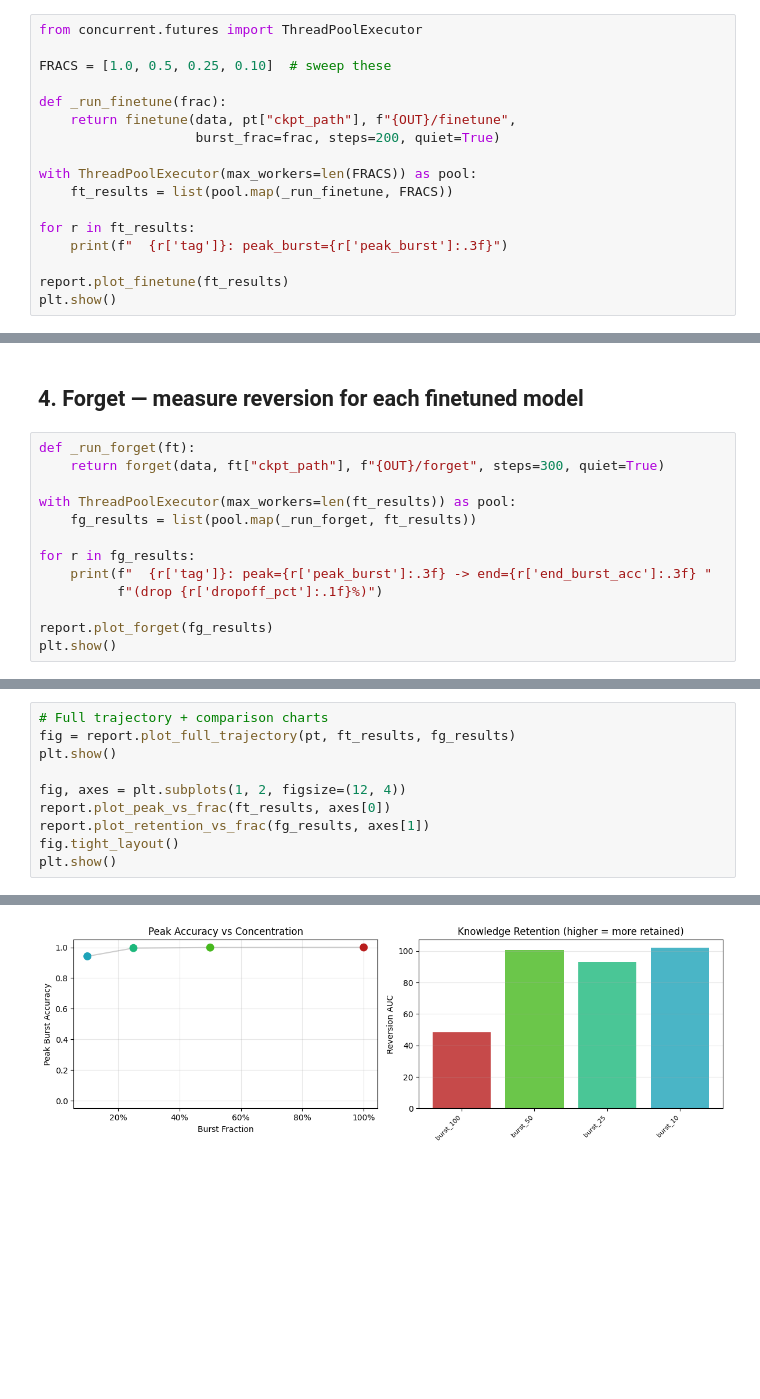
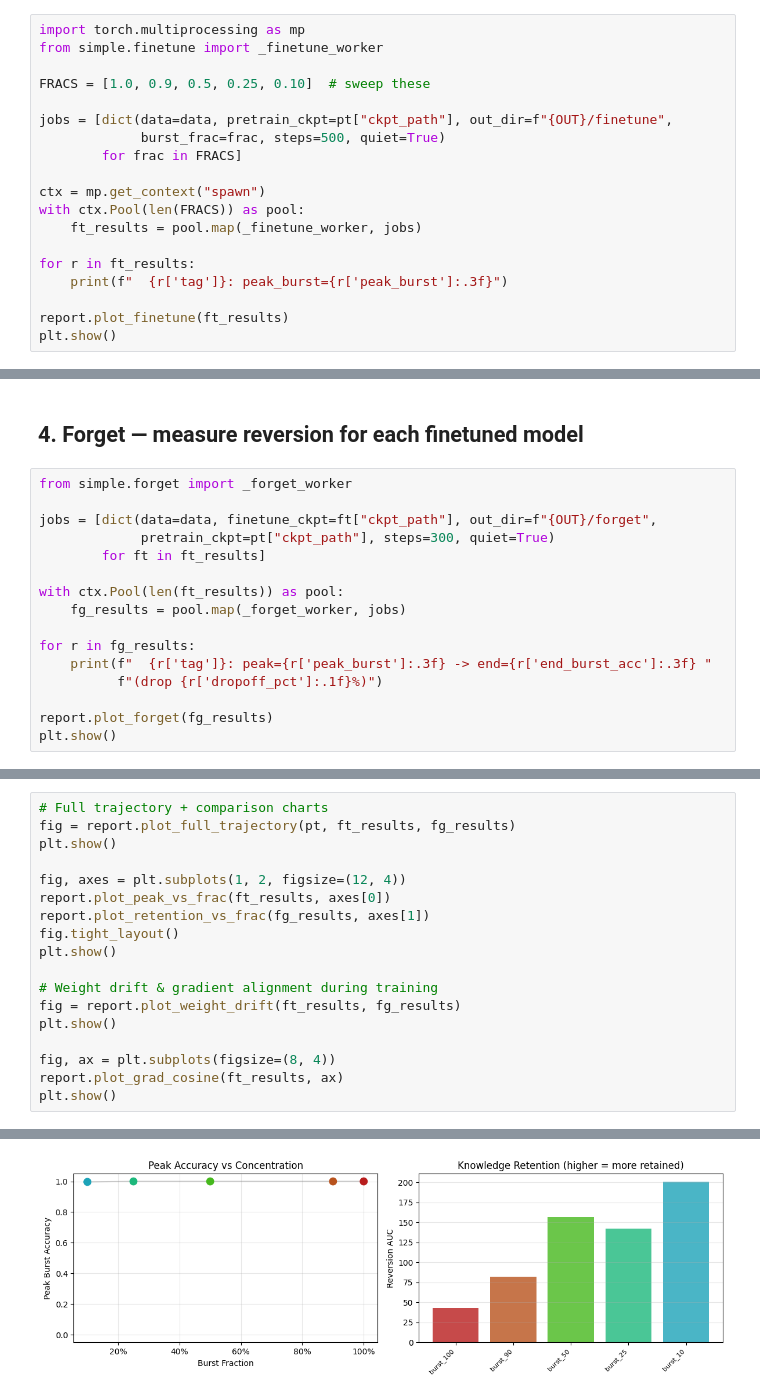
Before and after one commit to ipdimitrov/compositional_capabilities_burst, a Jupyter notebook: notebooks/burst_simple.ipynb, the cells around one changed output, grey strips where cells are left out. Saved outputs shown, nothing was run; the diff lists cells and outputs as text; blank space fills up the shorter version.

Commit message:
interp figures

```diff
--- a/notebooks/burst_simple.ipynb
+++ b/notebooks/burst_simple.ipynb
@@ -45,16 +46,18 @@ Checkpoint: data/simple_burst/pretrain/pretrain_ckpt.pt
 
 Each run loads the same pretrained checkpoint. Edit `FRACS` to test different concentrations.
 # %%
-from concurrent.futures import ThreadPoolExecutor
+import torch.multiprocessing as mp
+from simple.finetune import _finetune_worker
 
-FRACS = [1.0, 0.5, 0.25, 0.10]  # sweep these
+FRACS = [1.0, 0.9, 0.5, 0.25, 0.10]  # sweep these
 
-def _run_finetune(frac):
-    return finetune(data, pt["ckpt_path"], f"{OUT}/finetune",
-                    burst_frac=frac, steps=200, quiet=True)
+jobs = [dict(data=data, pretrain_ckpt=pt["ckpt_path"], out_dir=f"{OUT}/finetune",
+             burst_frac=frac, steps=500, quiet=True)
+        for frac in FRACS]
 
-with ThreadPoolExecutor(max_workers=len(FRACS)) as pool:
-    ft_results = list(pool.map(_run_finetune, FRACS))
+ctx = mp.get_context("spawn")
+with ctx.Pool(len(FRACS)) as pool:
+    ft_results = pool.map(_finetune_worker, jobs)
 
 for r in ft_results:
     print(f"  {r['tag']}: peak_burst={r['peak_burst']:.3f}")
@@ -64,11 +74,14 @@ plt.show()
 # %% [markdown]
 ## 4. Forget — measure reversion for each finetuned model
 # %%
-def _run_forget(ft):
-    return forget(data, ft["ckpt_path"], f"{OUT}/forget", steps=300, quiet=True)
+from simple.forget import _forget_worker
 
-with ThreadPoolExecutor(max_workers=len(ft_results)) as pool:
-    fg_results = list(pool.map(_run_forget, ft_results))
+jobs = [dict(data=data, finetune_ckpt=ft["ckpt_path"], out_dir=f"{OUT}/forget",
+             pretrain_ckpt=pt["ckpt_path"], steps=300, quiet=True)
+        for ft in ft_results]
+
+with ctx.Pool(len(ft_results)) as pool:
+    fg_results = pool.map(_forget_worker, jobs)
 
 for r in fg_results:
     print(f"  {r['tag']}: peak={r['peak_burst']:.3f} -> end={r['end_burst_acc']:.3f} "
@@ -98,4 +119,12 @@ report.plot_peak_vs_frac(ft_results, axes[0])
 report.plot_retention_vs_frac(fg_results, axes[1])
 fig.tight_layout()
 plt.show()
+
+# Weight drift & gradient alignment during training
+fig = report.plot_weight_drift(ft_results, fg_results)
+plt.show()
+
+fig, ax = plt.subplots(figsize=(8, 4))
+report.plot_grad_cosine(ft_results, ax)
+plt.show()
 # %% [output]
@@ -103 +132 @@ plt.show()
-[figure, old version]
+[figure, new version]
```
Also changed, not shown: parts of 24 cells of this notebook, 7 other files.
